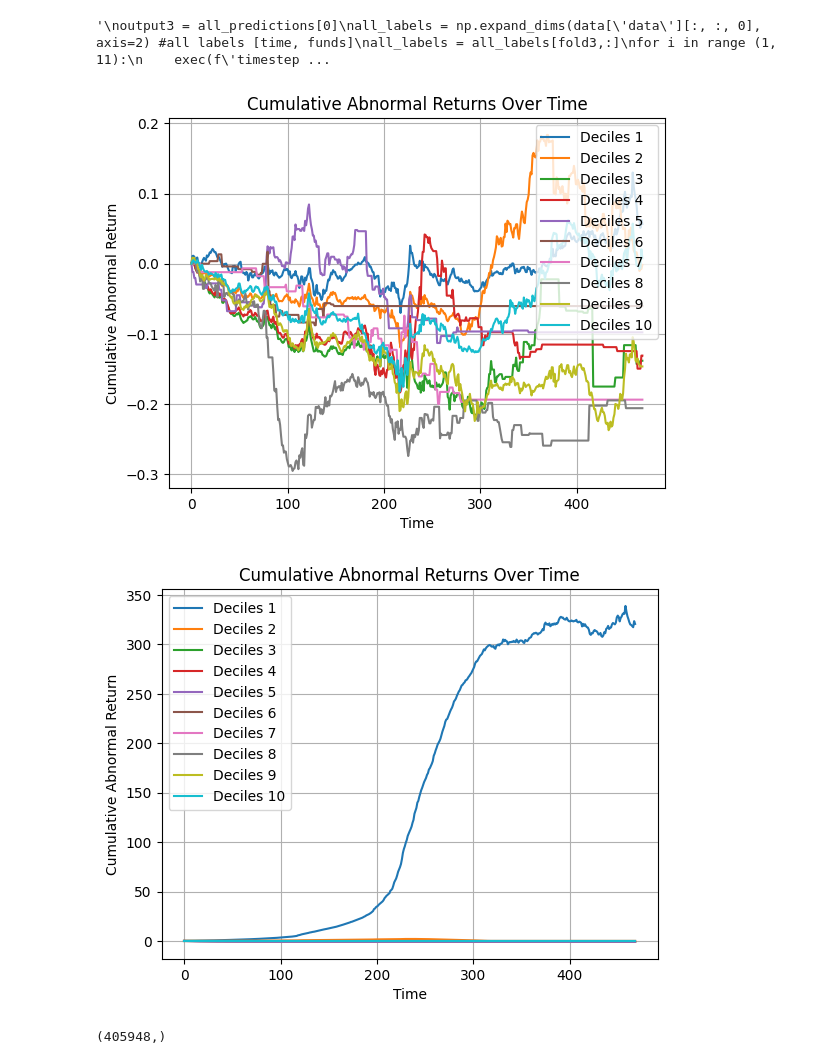
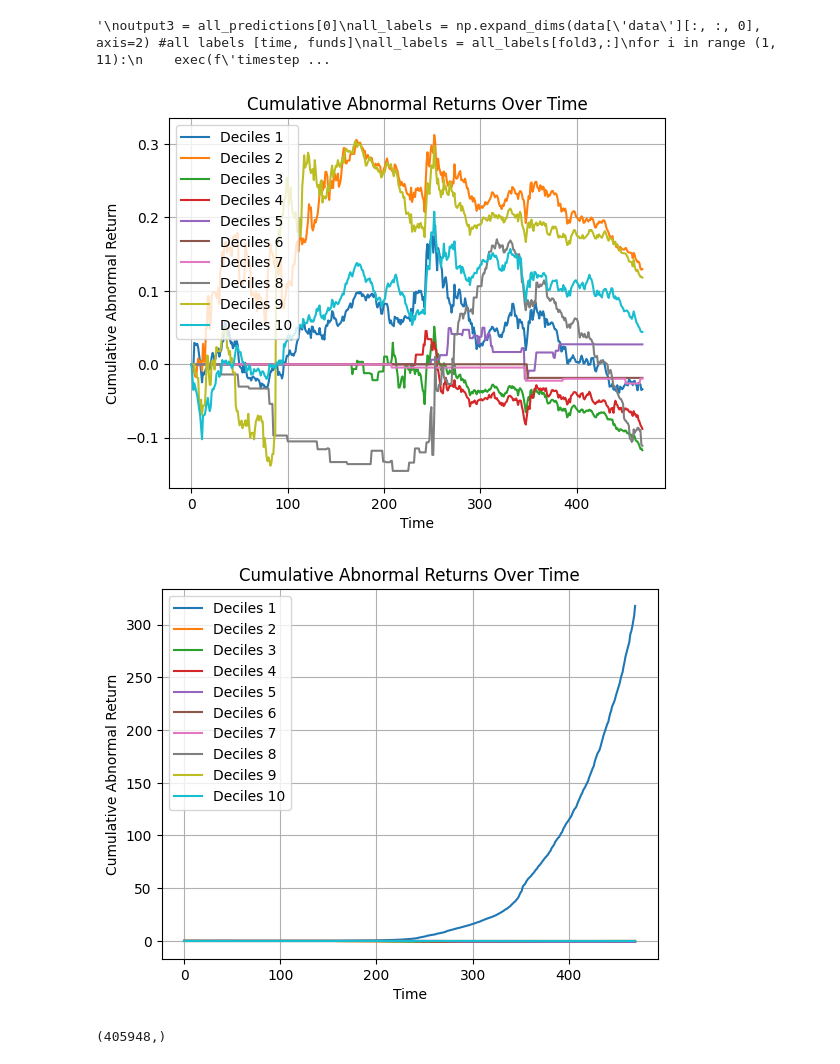
Before and after one commit to AlvisYan2025/MutualFundProtfolilSelection, a Jupyter notebook: mutualfundML.ipynb, the cells around one changed output. Saved outputs shown, nothing was run; the diff lists cells and outputs as text; code cells hidden in the pictures.

```diff
--- a/mutualfundML.ipynb
+++ b/mutualfundML.ipynb
@@ -45,7 +45,7 @@ class NeuralNet(nn.Module):
             x = nn.functional.dropout(x, p=self.dropout)
 
         y = self.hidden_layer_last(x)
-        y = torch.tanh(y)
+        #y = torch.tanh(y)
 
 
         return y
@@ -271,7 +271,7 @@ def train_model(model, num_epochs, dataloader_train, dataloader_val, device=devi
             optimizer.zero_grad()
             outputs = model(inputs)
             loss = criterion(outputs, labels)
-            l2_reg = torch.tensor(0., requires_grad=True)
+            l2_reg = torch.tensor(0.)
             for param in model.parameters():
                 l2_reg = l2_reg + torch.norm(param, 2)
             loss = loss + reg * l2_reg
@@ -572,29 +590,30 @@ plot_returns(all_timestep_return, labels, cumulative=True)'''
 # %%
 #cumulative graph for the entire set
 outputs = torch.cat(all_predictions, dim=0)
 all_labels = np.expand_dims(data['data'][:, :, 0], axis=2) #all labels [time, funds]
 for i in range (1, 11):
     exec(f'timestep_return_{i} = []')
-timesteps = 469
-for i in range (1, timesteps):
+timesteps = 468
+for i in range (0, timesteps):
     #sort funds based on model prediction
-    time = timesteps - i #the current timestep
+    time = i #the current timestep
     fund_data = sort_fund(outputs, timestep=time)
+    fund_data.to_csv('funddata.csv')
     for i in range (1, 11):
         decile_ind = select_decile(fund_data, i)
         decile = torch.tensor(all_labels)[time, decile_ind, :] #[funds, 1]
         #print('decile shape',decile.shape)
         #print("decile", decile)
         return_month = equal_weight(decile) #the weighted return for the month
         exec(f'timestep_return_{i}.append(return_month)')
 all_timestep_return = []
 labels = []
 for i in range (1, 11):
     exec(f'all_timestep_return.append(timestep_return_{i})')
     labels.append(f'Deciles {i}')
 plot_returns(all_timestep_return, labels, cumulative=True)
 # %% [output]
-[figure, old version]
+[figure, new version]
 # %%
 #np.savetxt("labels.txt", data['data'][250:, :, 0])
 # %%
@@ -603,11 +622,11 @@ plot_returns(all_timestep_return, labels, cumulative=True)
 all_labels = np.expand_dims(data['data'][:, :, 0], axis=2) #all labels
 for i in range (1, 11):
     exec(f'timestep_return_{i} = []')
-for i in range (1, 469):
+for i in range (0, 469):
     #sort funds based on model prediction
-    time = 469 - i #the current timestep
+    time = i #the current timestep
     fund_data = sort_fund(all_labels, timestep=time)
-    fund_data.to_csv('funddata.csv')
+    #fund_data.to_csv('funddata.csv')
     for i in range (1, 11):
         decile_ind = select_decile(fund_data, i)
         decile = torch.tensor(all_labels)[time, decile_ind, :] #[funds, 1]
@@ -622,7 +641,7 @@ for i in range (1, 11):
     labels.append(f'Deciles {i}')
 plot_returns(all_timestep_return, labels, cumulative=True)
 # %% [output]
-[figure, old version]
+[figure, new version]
 # %%
 #torch.save(model, 'trainedModels/curr')
 # %%
```
Also changed, not shown: parts of 3 cells of this notebook, 1 other file.
